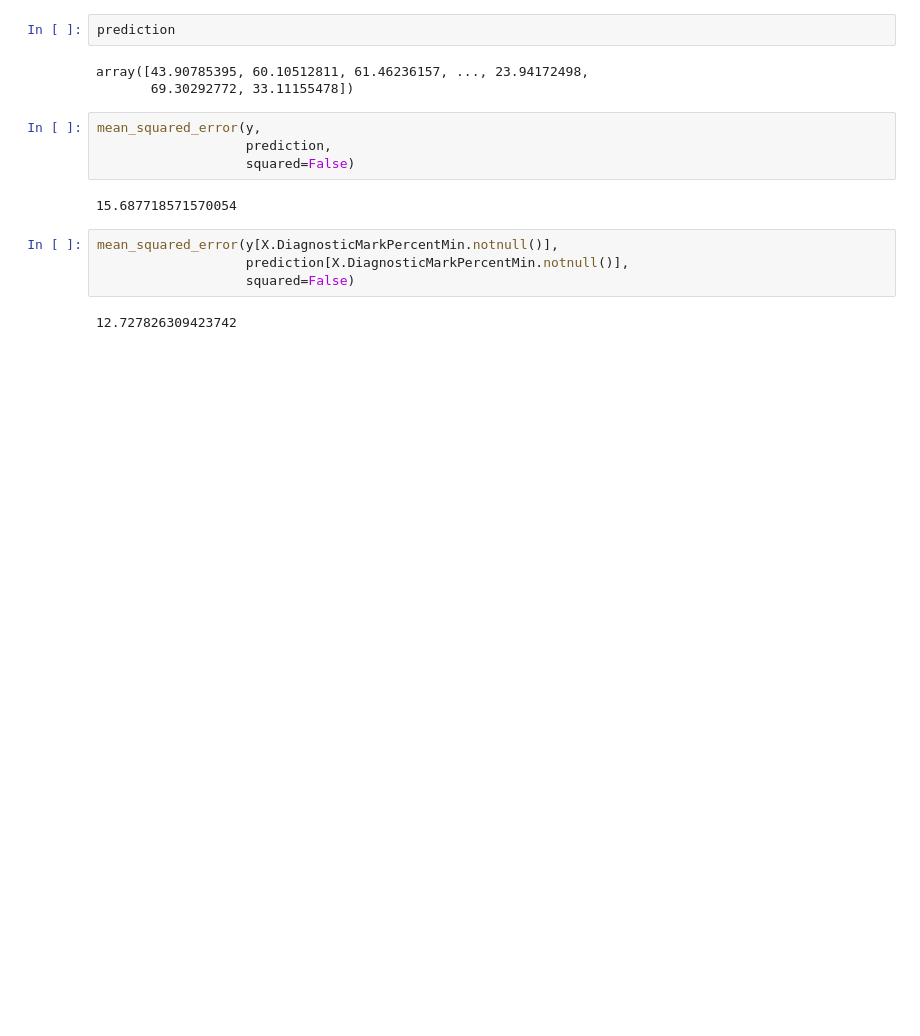
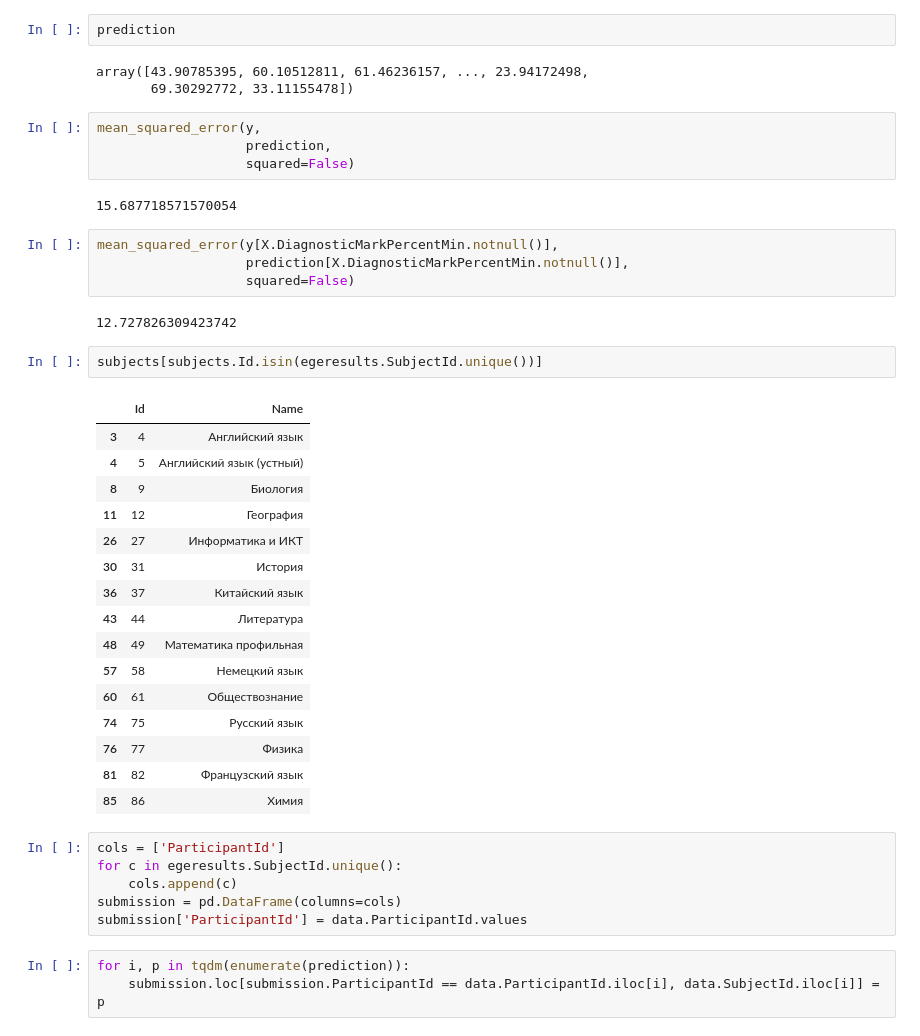
Before and after one commit to kineticmarginal/edtech, a Jupyter notebook: eduthon_notebook_inference.ipynb, the cells around one changed output. Drawn from its saved outputs; the diff is of its cells as text; blank space fills up the shorter version.

```diff
--- a/eduthon_notebook_inference.ipynb
+++ b/eduthon_notebook_inference.ipynb
@@ -307,3 +307,31 @@ mean_squared_error(y[X.DiagnosticMarkPercentMin.notnull()],
                    squared=False)
 # %% [output]
 12.727826309423742
+# %%
+subjects[subjects.Id.isin(egeresults.SubjectId.unique())]
+# %% [output]
+|  | Id | Name |
+| 3 | 4 | Английский язык |
+| 4 | 5 | Английский язык (устный) |
+| 8 | 9 | Биология |
+| 11 | 12 | География |
+| 26 | 27 | Информатика и ИКТ |
+| 30 | 31 | История |
+| 36 | 37 | Китайский язык |
+| 43 | 44 | Литература |
+| 48 | 49 | Математика профильная |
+| 57 | 58 | Немецкий язык |
+| 60 | 61 | Обществознание |
+| 74 | 75 | Русский язык |
+| 76 | 77 | Физика |
+| 81 | 82 | Французский язык |
+| 85 | 86 | Химия |
+# %%
+cols = ['ParticipantId']
+for c in egeresults.SubjectId.unique():
+    cols.append(c)
+submission = pd.DataFrame(columns=cols)
+submission['ParticipantId'] = data.ParticipantId.values
+# %%
+for i, p in tqdm(enumerate(prediction)):
+    submission.loc[submission.ParticipantId == data.ParticipantId.iloc[i], data.SubjectId.iloc[i]] = p
```
Also changed, not shown: parts of 2 cells of this notebook, 1 other file.
